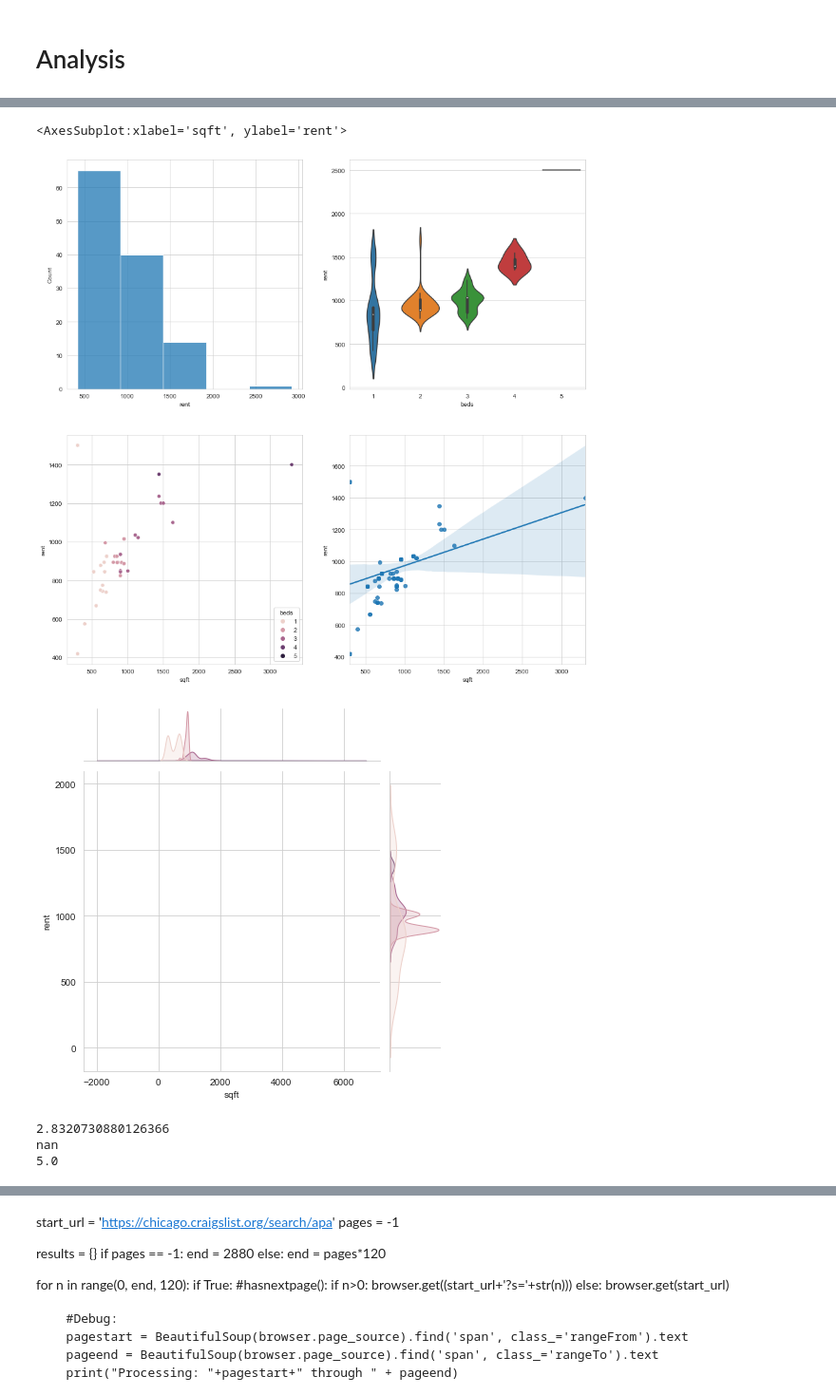
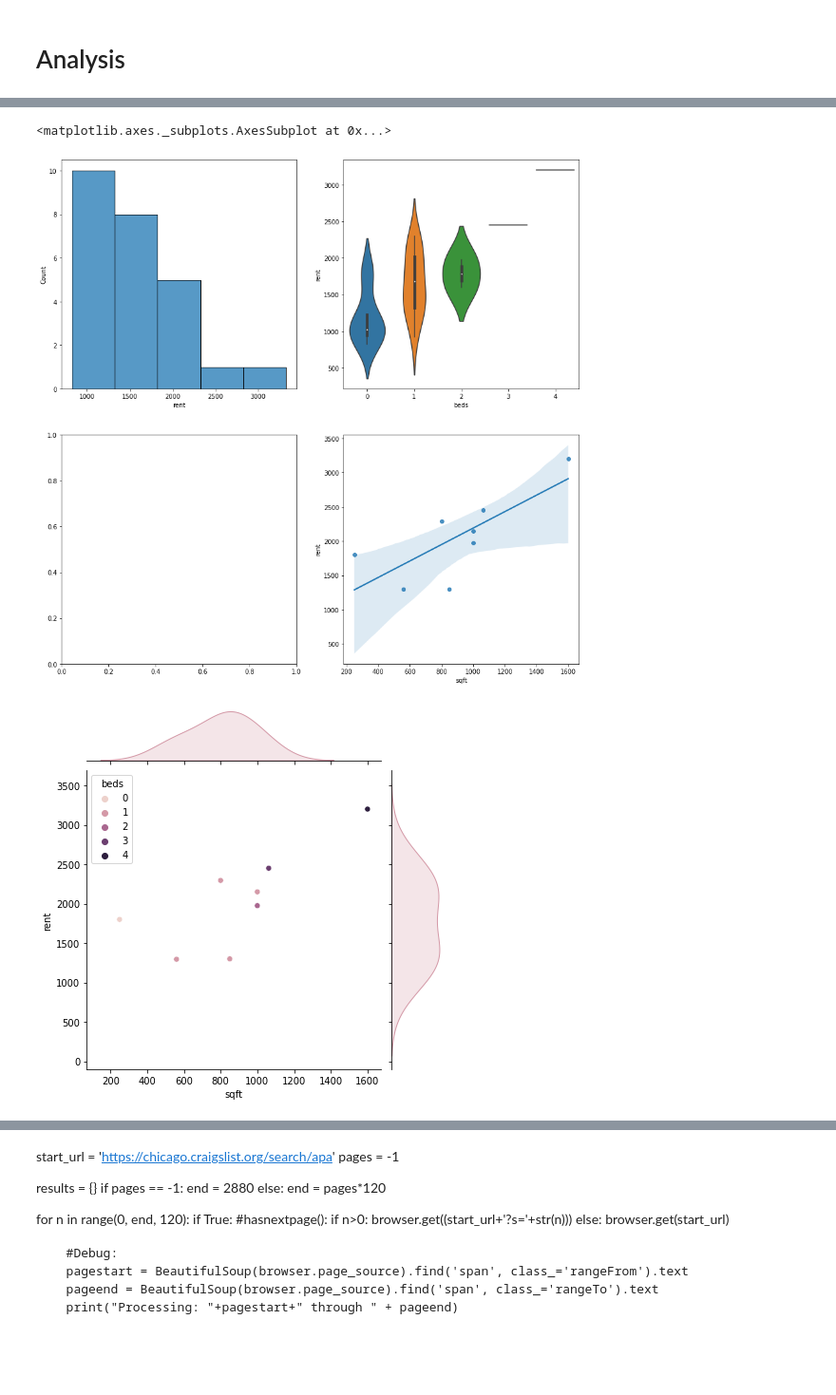
Before and after one commit to gbwiersum/CLApartmentScraper, a Jupyter notebook: CLScraper.ipynb, the cells around one changed output, grey strips where cells are left out. Shown at 95% size. Drawn from its saved outputs; the diff is of its cells as text; code cells hidden in the pictures; blank space fills up the shorter version.

```diff
--- a/CLScraper.ipynb
+++ b/CLScraper.ipynb
@@ -159,8 +194,11 @@ Mounted at /content/drive
 # %%
-listingdf = get_listings('https://chicago.craigslist.org/search/apa')
-listingdf.columns = ['heading', 'url', 'rent', 'date posted', 'beds', 'sqft']
-listingdf.to_csv('/content/drive/MyDrive/20220503searchResults.csv')
+#listingdf = get_listings('https://chicago.craigslist.org/search/apa', cooldown=4)
+#listingdf.columns = ['heading', 'url', 'rent', 'date posted', 'beds', 'sqft']
 #Todo: get_listing_details will have to be run on subsets, not the entire dataset.
 #Figure out how to run this without getting banned from craigslist for being too creepy.
-#Run one day at a time? add a sleep(n)-variable to make you look more human?
+atdf = listingdf['url'].apply(lambda x: get_listing_details(x, cooldown=2))
+atdf.columns=['baths', 'parking', 'body', 'lat', 'lon', 'dogs', 'cats', 'laundry' ]
+df = listingdf.join(atdf)
+version = datetime.date.today().strftime("%y%m%d")
+df.to_csv('./'+version+'CLScraped.csv')
 # %% [output]
@@ -325,23 +351,13 @@ sns.heatmap(dummy.corr(), annot=True)
 # %%
 import seaborn as sns
 import matplotlib.pyplot as plt
 
 fig, axes = plt.subplots(2,2 , figsize=(15, 15))
-sns.histplot(ax=axes[0,0], data=listingdf['rent'], binwidth=500)
-sns.violinplot(ax=axes[0,1], x=listingdf["beds"], y=listingdf["rent"])
-sns.jointplot(ax=axes[1,0], x=listingdf[listingdf['sqft']>10]['sqft'], y=listingdf[listingdf['sqft']>10]['rent'], hue=listingdf['beds'])
-sns.regplot(ax=axes[1,1], x=listingdf[listingdf['sqft']>10]['sqft'], y=listingdf[listingdf['sqft']>10]['rent'])
+sns.histplot(ax=axes[0,0], data=df['rent'], binwidth=500)
+sns.violinplot(ax=axes[0,1], x=df["beds"], y=df["rent"])
+sns.jointplot(ax=axes[1,0], x=df[df['sqft']>0]['sqft'], y=df[df['sqft']>0]['rent'], hue=df['beds'])
+sns.regplot(ax=axes[1,1], x=df[df['sqft']>0]['sqft'], y=df[df['sqft']>0]['rent'])
 # %% [output]
-<AxesSubplot:xlabel='sqft', ylabel='rent'>
+<matplotlib.axes._subplots.AxesSubplot at 0x...>
-[figure, old version]
+[figure, new version]
-[figure, old version]
+[figure, new version]
-# %%
-from scipy import stats
-maxz = stats.zscore((listingdf['rent']/listingdf[listingdf['sqft']>0]['sqft']).dropna()).max()
-print(maxz)
-print(stats.norm.ppf(maxz))
-print((listingdf['rent']/listingdf[listingdf['sqft']>0]['sqft']).dropna().max())
-# %% [output]
-2.8320730880126366
-nan
-5.0
```
Also changed, not shown: parts of 27 cells of this notebook.
